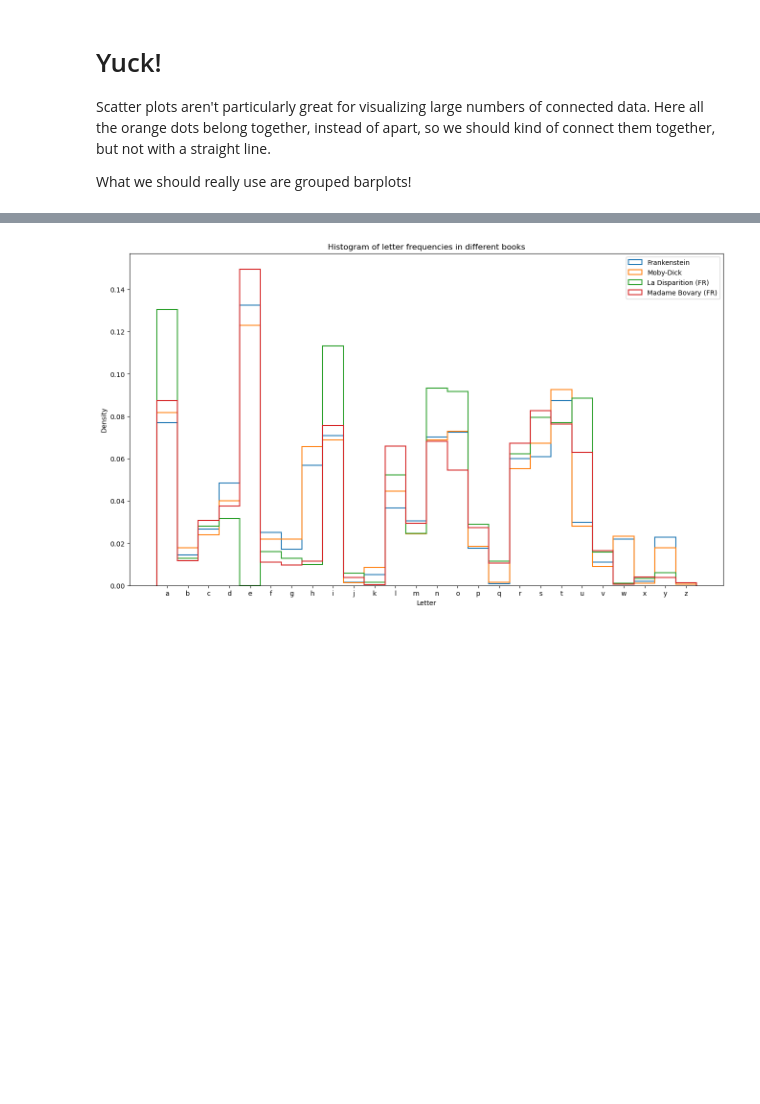
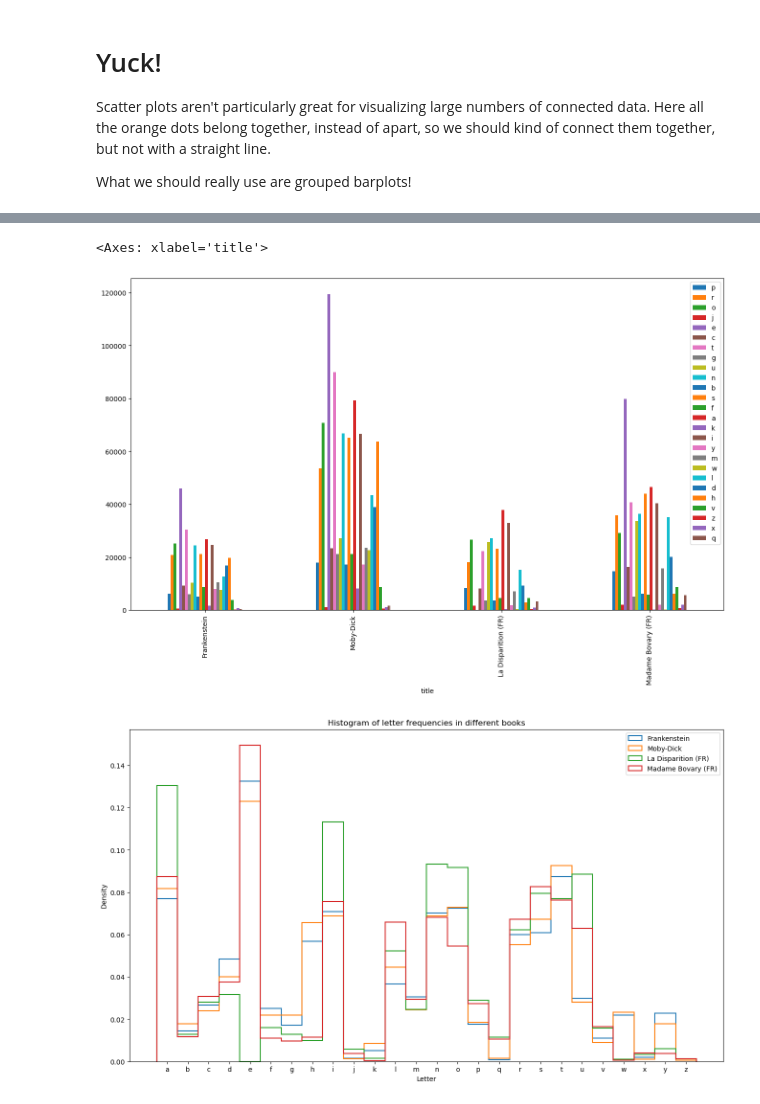
Before and after one commit to codybstrange/data-visualization-lecture, a Jupyter notebook: data-visualization.ipynb, the cells around one changed output, grey strips where cells are left out. Drawn from its saved outputs; the diff is of its cells as text; code cells hidden in the pictures; blank space fills up the shorter version.

```diff
--- a/data-visualization.ipynb
+++ b/data-visualization.ipynb
@@ -252,3 +252,30 @@ scatter_plot_character_frequencies(books)
 Scatter plots aren't particularly great for visualizing large numbers of connected data. Here all the orange dots belong together, instead of apart, so we should kind of connect them together, but not with a straight line.
 
 What we should really use are grouped barplots!
+# %%
+# To achieve this task, I'm going to use a package called pandas, which is a powerful data manipulation library
+# First, I need to import the package
+import pandas as pd
+
+# I'm going to create a function that will return a pandas dataframe of the character counts
+def get_books_dataframe(books):
+    df = pd.DataFrame()
+    for book in books:
+        character_counts = get_character_counts(books[book])
+        # Only include the English alphabet (a bias, but it will have to do for now)
+        character_counts = {k: v for k, v in character_counts.items() if k in string.ascii_lowercase}
+        # Again, we should normalize the data to compare the frequencies
+        # (i.e. divide by the total count of letters to account for different book lengths)
+        total = sum(character_counts.values())
+        character_counts = {k: v/total for k, v in character_counts.items()}
+        # I'm going to add a new row to the dataframe, where the first column is the title of the book
+        # and the rest of the columns are the counts of each letter
+        df = pd.concat([df, pd.DataFrame(character_counts, index=[book])])
+    return df
+
+# Use the function and see what it looks like
+books_df = get_books_dataframe(books)
+# These two lines allow me to name the "title" column of the dataframe
+books_df.reset_index(inplace=True)
+books_df.rename(columns={"index": "title"}, inplace=True)
+books_df.head()
@@ -255,3 +330,10 @@ What we should really use are grouped barplots!
+# %%
+# I want to plot the grouped barplot where the x axis are the letters, and the y axis are the counts of each letter
+
+books_df.plot(kind="bar", x="title", stacked=False, figsize=(16,9))
+# %% [output]
+<Axes: xlabel='title'>
+[figure, added]
 # %%
 # This package will help with creating histograms
 import numpy as np
```
Also changed, not shown: parts of 6 cells of this notebook.
